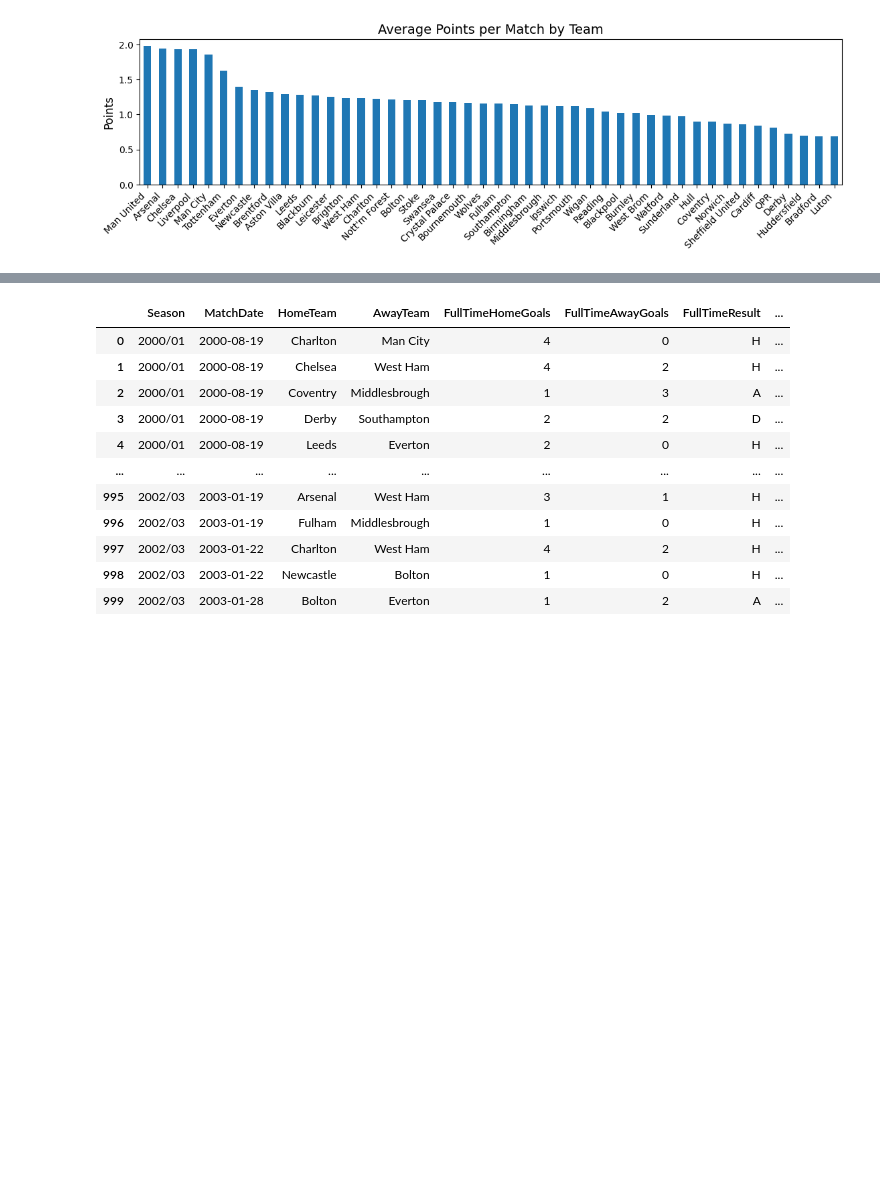
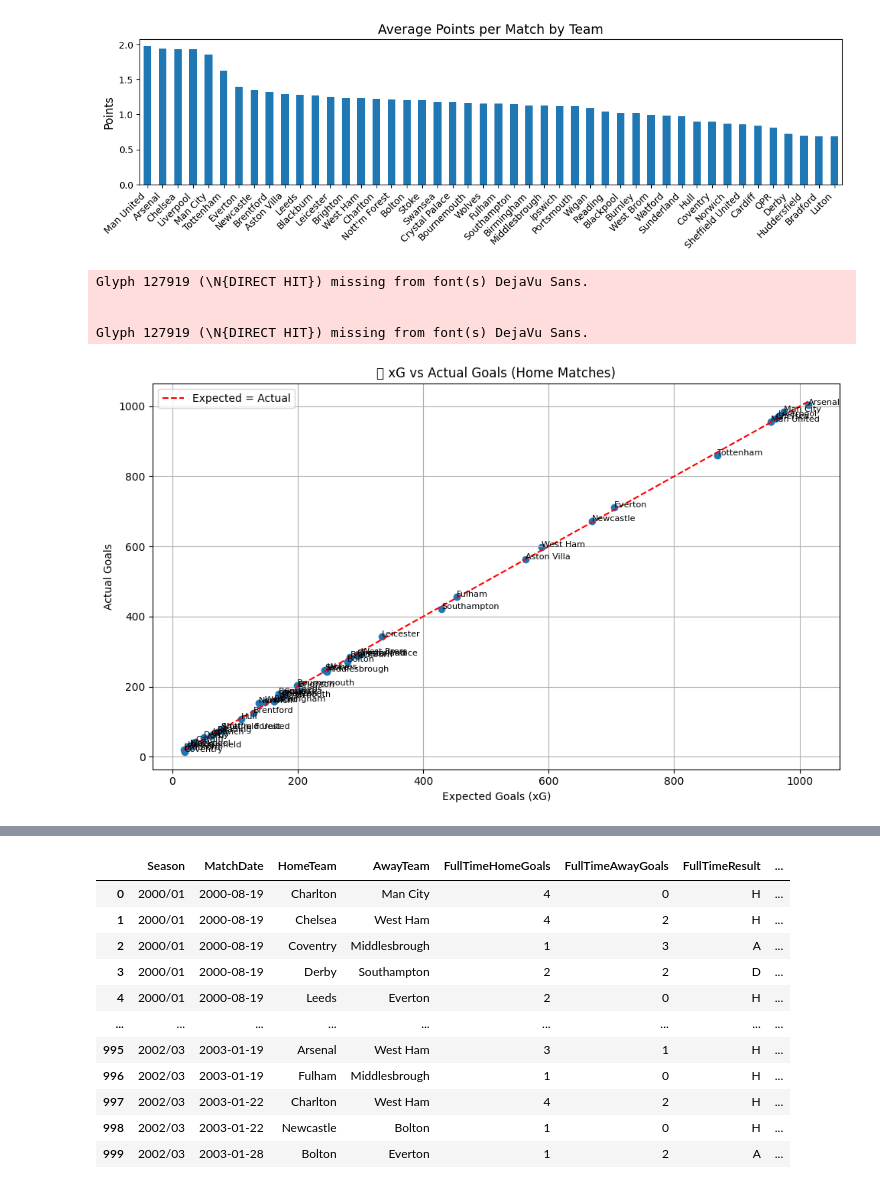
Before and after one commit to AjayChohan1/english-premier-league-capstone-project, a Jupyter notebook: jupyter_notebooks/epl_visualisation.ipynb, the cells around one changed output, grey strips where cells are left out. Saved outputs shown, nothing was run; the diff lists cells and outputs as text; code cells hidden in the pictures; blank space fills up the shorter version.

Commit message:
update epl_visualisation file

```diff
--- a/jupyter_notebooks/epl_visualisation.ipynb
+++ b/jupyter_notebooks/epl_visualisation.ipynb
@@ -237,3 +237,34 @@ if 'Home_xG' not in df.columns:
     df['Home_xG'] = df['FullTimeHomeGoals'] + np.random.normal(0, 0.5, size=len(df))
 if 'Away_xG' not in df.columns:
     df['Away_xG'] = df['FullTimeAwayGoals'] + np.random.normal(0, 0.5, size=len(df))
+# %%
+# Create synthetic xG values for demonstration
+np.random.seed(42)
+df['Home_xG'] = df['FullTimeHomeGoals'] + np.random.normal(0, 0.5, size=len(df))
+df['Away_xG'] = df['FullTimeAwayGoals'] + np.random.normal(0, 0.5, size=len(df))
+
+team_xg = df.groupby('HomeTeam')[['FullTimeHomeGoals', 'Home_xG']].sum().rename_axis("Team").reset_index()
+team_xg.columns = ['Team', 'ActualGoals', 'ExpectedGoals']
+
+plt.figure(figsize=(10, 6))
+plt.scatter(team_xg['ExpectedGoals'], team_xg['ActualGoals'])
+
+for i, row in team_xg.iterrows():
+    plt.text(row['ExpectedGoals'], row['ActualGoals'], row['Team'], fontsize=8)
+
+plt.plot([team_xg['ExpectedGoals'].min(), team_xg['ExpectedGoals'].max()],
+         [team_xg['ExpectedGoals'].min(), team_xg['ExpectedGoals'].max()],
+         'r--', label='Expected = Actual')
+plt.xlabel("Expected Goals (xG)")
+plt.ylabel("Actual Goals")
+plt.title("🎯 xG vs Actual Goals (Home Matches)")
+plt.legend()
+plt.grid(True)
+plt.tight_layout()
+plt.show()
+# %% [output]
+Glyph 127919 (\N{DIRECT HIT}) missing from font(s) DejaVu Sans.
+
+
+Glyph 127919 (\N{DIRECT HIT}) missing from font(s) DejaVu Sans.
+[figure, added]
```
Also changed, not shown: parts of 1 cell of this notebook.
